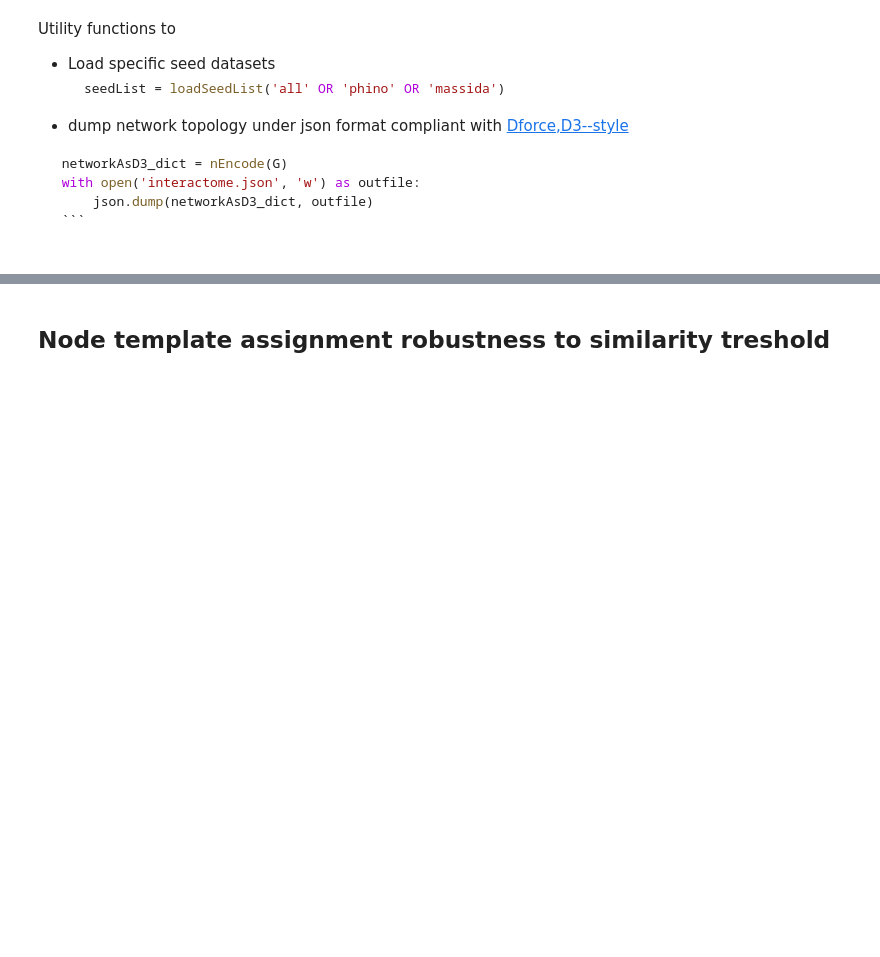
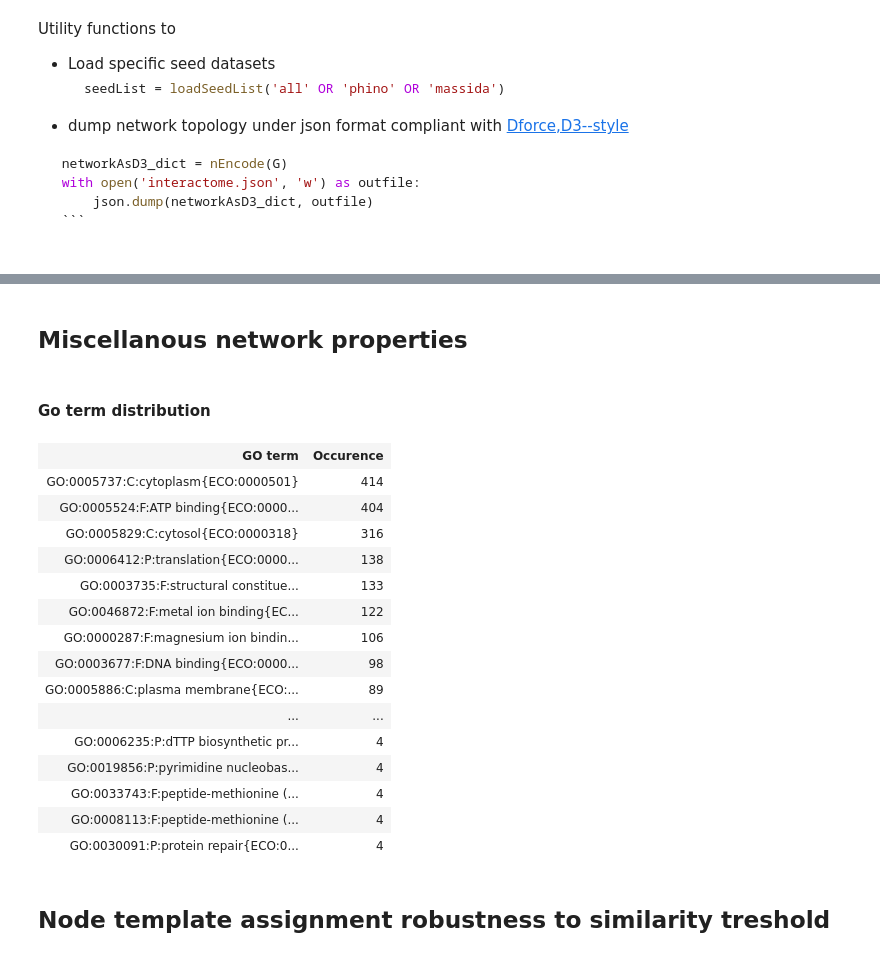
Before and after one commit to glaunay/omegaLoMo, a Jupyter notebook: buildNetwork.ipynb, the cells around one changed output, grey strips where cells are left out. Saved outputs shown, nothing was run; the diff lists cells and outputs as text; code cells hidden in the pictures; blank space fills up the shorter version.

```diff
--- a/buildNetwork.ipynb
+++ b/buildNetwork.ipynb
@@ -627,0 +290,39 @@ queryTopo = omegaMatrix.project()
+# %%
+# Create a collection of all uniprot entities in a network
+class NetworkUniprotCollection:
+    def __init__(self, omegaTopologyObject, uniprotMainCollection):
+        self.networkUP = {}
+        self.upDic = omegaTopologyObject.nodes
+        for n in self.upDic:
+            l = [n] + list(self.upDic[n])
+            for x in l:
+                if x not in self.networkUP:
+                    self.networkUP[x] = uniprotMainCollection.get(x)
+        # write to FS if fetched were performed
+        uniprotMainCollection.serialize()
+        print("loaded" + str(len(self)) + ' uniprot entries')
+
+    def __len__(self):
+        return len(self.networkUP)
+
+    def GOview(self):
+        goChart = uniprot.keyWordChart([ self.networkUP[x] for x in self.networkUP ])
+
+        return htmlTable([ ( x[0], len(x[1]) ) for x in goChart ], ['GO term', 'Occurence'])
+
+class htmlTable:
+    def __init__(self, data, headers):
+        self.data = data
+        self.headers = headers
+    def _repr_html_(self):
+        htmlString = '<table><thead><th>' + '</th><th>'.join(self.headers) + '</th></thead><tbody>'
+        for datum in self.data:
+            htmlString += '<tr><td>' + '</td><td>'.join([ str(d) for d in datum ]) + '</td></tr>'
+
+        htmlString += '</tbody></table>'
+
+        return htmlString
+# %%
+netUniColl = NetworkUniprotCollection(om, uColl)
+uniprotJsonString = json.dumps({"registry" : netUniColl.networkUP },  cls=EntryEncoder)
+#uniprotJsonString
@@ -682,3 +370,26 @@ Deleting 36 nodes unconnected to seed
+# %% [markdown]
+## Miscellanous network properties
+# %% [markdown]
+#### Go term distribution
+# %%
+netUniColl.GOview()
+# %% [output]
+| GO term | Occurence |
+| GO:0005737:C:cytoplasm{ECO:0000501} | 414 |
+| GO:0005524:F:ATP binding{ECO:0000... | 404 |
+| GO:0005829:C:cytosol{ECO:0000318} | 316 |
+| GO:0006412:P:translation{ECO:0000... | 138 |
+| GO:0003735:F:structural constitue... | 133 |
+| GO:0046872:F:metal ion binding{EC... | 122 |
+| GO:0000287:F:magnesium ion bindin... | 106 |
+| GO:0003677:F:DNA binding{ECO:0000... | 98 |
+| GO:0005886:C:plasma membrane{ECO:... | 89 |
+| ... | ... |
+| GO:0006235:P:dTTP biosynthetic pr... | 4 |
+| GO:0019856:P:pyrimidine nucleobas... | 4 |
+| GO:0033743:F:peptide-methionine (... | 4 |
+| GO:0008113:F:peptide-methionine (... | 4 |
+| GO:0030091:P:protein repair{ECO:0... | 4 |
 # %% [markdown]
 ## Node template assignment robustness to similarity treshold
 # %% [markdown]
```
Also changed, not shown: parts of 50 cells of this notebook, 4 other files.
